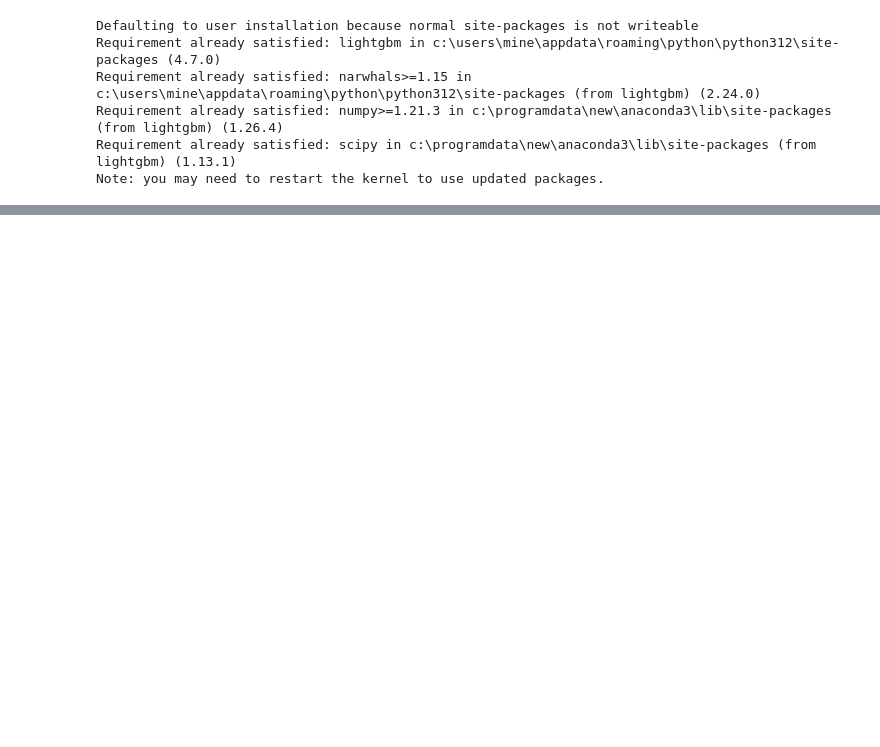
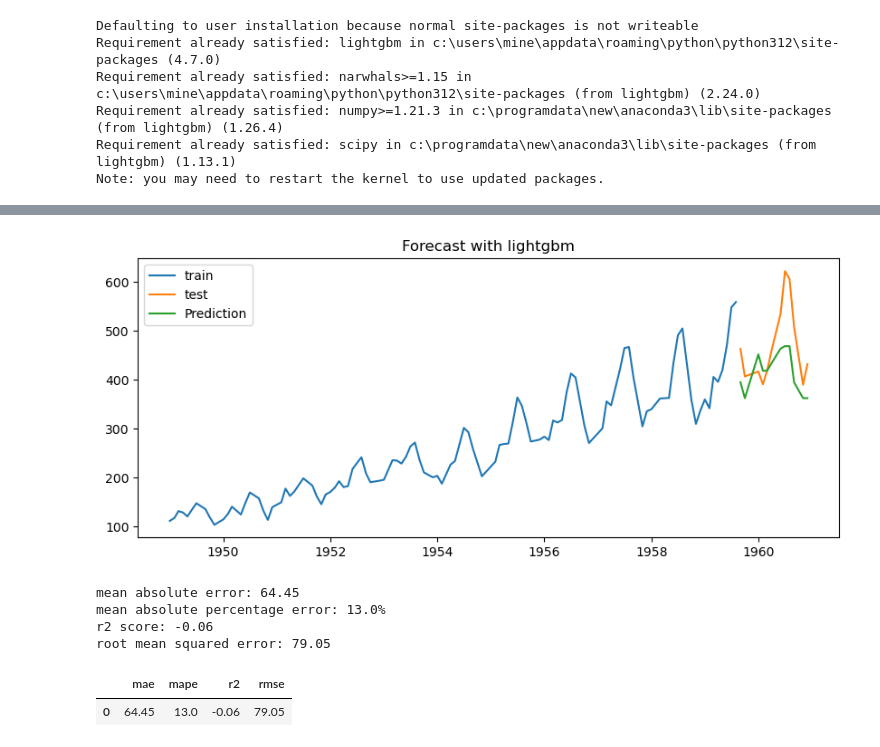
Before and after one commit to iamblack08/Air-passenger-prediction, a Jupyter notebook: lightGBM.ipynb, the cells around one changed output, grey strips where cells are left out. Saved outputs shown, nothing was run; the diff lists cells and outputs as text; code cells hidden in the pictures; blank space fills up the shorter version.

Commit message:
fine tunes lightgbm

```diff
--- a/lightGBM.ipynb
+++ b/lightGBM.ipynb
@@ -20,0 +80,8 @@ df= joblib.load(r'C:\Users\MINE\Desktop\Air passenger prediction\dataset\df.pkl'
+# %%
+train,test= df.iloc[:-12,:], df.iloc[-12:,:]
+x_train,y_train= train.drop(columns=['#Passengers']), train['#Passengers']
+x_test,y_test= test.drop(columns=['#Passengers']), test['#Passengers']
+
+print(x_train.shape)
+print(x_test.shape)
+x_train.head()
@@ -20,0 +130,3 @@ df= joblib.load(r'C:\Users\MINE\Desktop\Air passenger prediction\dataset\df.pkl'
+# %%
+model = LGBMRegressor(force_col_wise=True,random_state=42)
+model.fit(x_train, y_train)
@@ -20,0 +135,3 @@ df= joblib.load(r'C:\Users\MINE\Desktop\Air passenger prediction\dataset\df.pkl'
+# %%
+pred= model.predict(x_test)
+pred= pd.Series(pred, index= x_test.index)
@@ -21 +155,34 @@ df= joblib.load(r'C:\Users\MINE\Desktop\Air passenger prediction\dataset\df.pkl'
+# %%
+def model_evaluator(train,test,predictions, model:str):
+  plt.figure(figsize=(10,4))
+  plt.plot(train,label='train')
+  plt.plot(test,label='test')
+  plt.plot(predictions,label='Prediction')
+
+  plt.legend(loc='best')
+  plt.title(f'Forecast with {model}')
+  plt.show()
+
+  mae= round(mean_absolute_error(test,predictions), 2)
+  mape= round(mean_absolute_percentage_error(test, predictions), 2) * 100
+  r2= round(r2_score(test, predictions), 2)
+  rmse= round(root_mean_squared_error(test,predictions), 2)
+
+  print(f'mean absolute error: {mae}')
+  print(f'mean absolute percentage error: {mape}%')
+  print(f'r2 score: {r2}')
+  print(f'root mean squared error: {rmse}')
+  values= {'mae': mae, 'mape': mape, 'r2': r2, 'rmse': rmse}
+  value= pd.DataFrame(values, index=[0])
+  return value
+# %%
+model_evaluator(y_train,y_test,pred, 'lightgbm')
+# %% [output]
+[figure, added]
+mean absolute error: 64.45
+mean absolute percentage error: 13.0%
+r2 score: -0.06
+root mean squared error: 79.05
+|  | mae | mape | r2 | rmse |
+| 0 | 64.45 | 13.0 | -0.06 | 79.05 |
 # %%
```
Also changed, not shown: parts of 23 cells of this notebook, 7 other files.
